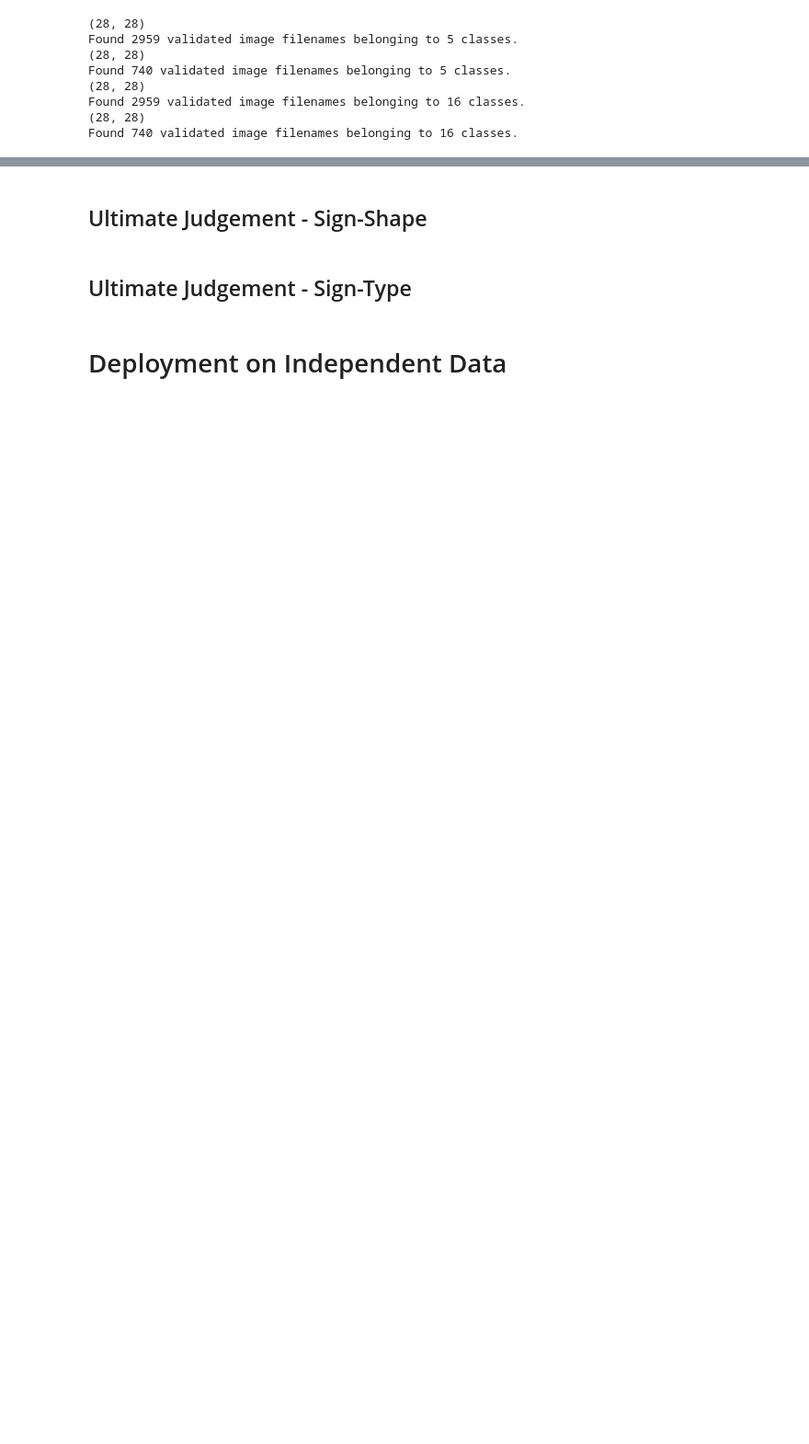
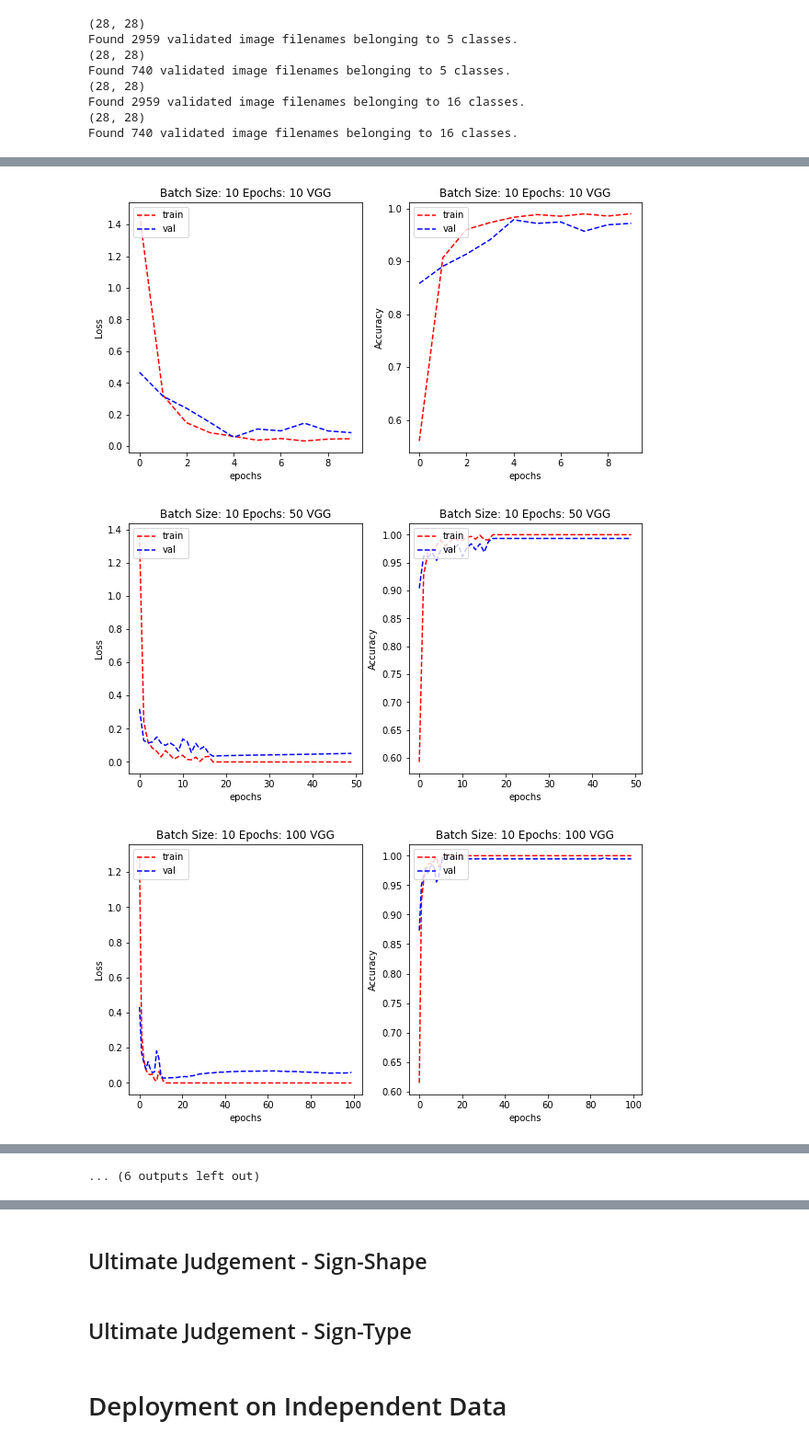
Before and after one commit to s3908818/the_village_idiots, a Jupyter notebook: MLA2.ipynb, the cells around one changed output, grey strips where cells are left out. Shown at 92% size. Drawn from its saved outputs; the diff is of its cells as text; code cells hidden in the pictures; blank space fills up the shorter version.

```diff
--- a/MLA2.ipynb
+++ b/MLA2.ipynb
@@ -584,0 +678,10 @@ tf.keras.utils.plot_model(resnet_shape_model.model, show_shapes=True)
+# %%
+for i in range(0, len(vgg_type_saved_results)):
+    plot_title = "Batch Size: {} Epochs: {} VGG".format(vgg_type_saved_results[i]["batch"], vgg_type_saved_results[i]["epoch"])
+    plot_learning_curve(vgg_type_saved_results[i]["loss"], vgg_type_saved_results[i]["val_loss"],
+                    vgg_type_saved_results[i]["accuracy"], vgg_type_saved_results[i]["val_accuracy"],
+                    metric_name='Accuracy', title=plot_title)
+# %% [output]
+[figure, added]
+[figure, added]
+[figure, added]
@@ -584,0 +697 @@ tf.keras.utils.plot_model(resnet_shape_model.model, show_shapes=True)
+... (6 outputs left out)
```
Also changed, not shown: parts of 31 cells of this notebook.
